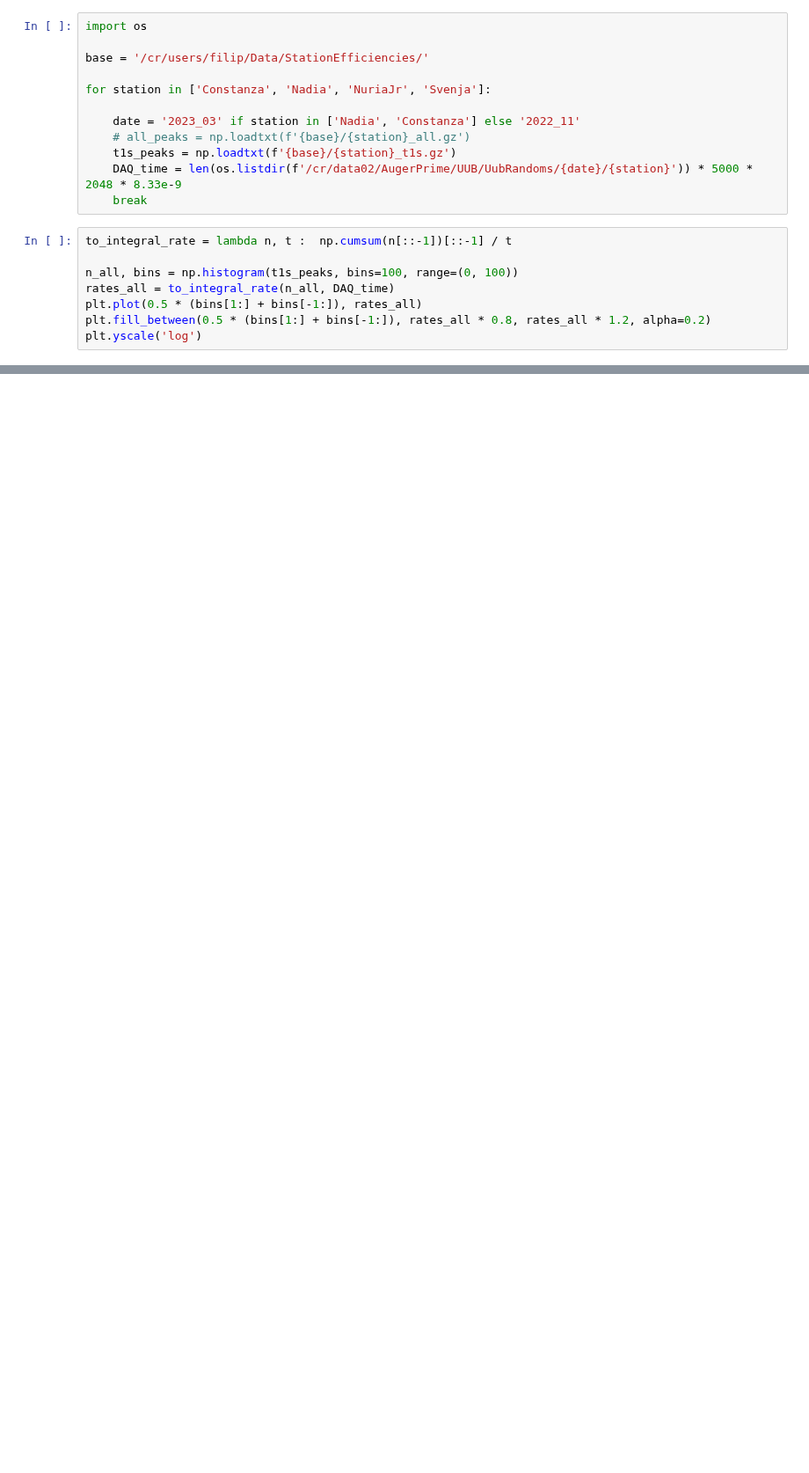
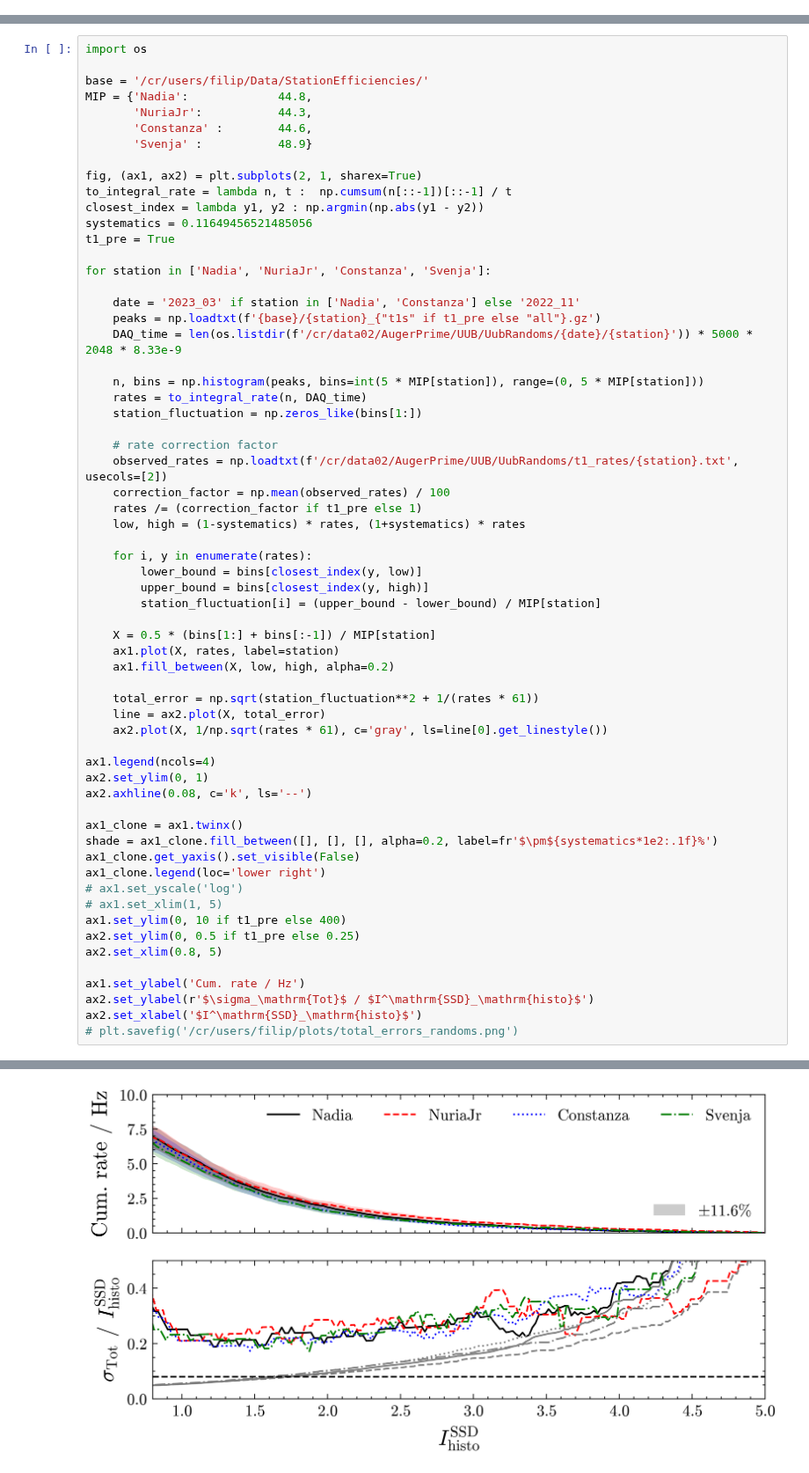
Before and after one commit to Quizznor/phd-thesis, a Jupyter notebook: Projects/UubRandomsLib/calculate_randoms_station_fluctuation.ipynb, the cells around one changed output, grey strips where cells are left out. Shown at 88% size. Saved outputs shown, nothing was run; the diff lists cells and outputs as text; blank space fills up the shorter version.

```diff
--- a/Projects/UubRandomsLib/calculate_randoms_station_fluctuation.ipynb
+++ b/Projects/UubRandomsLib/calculate_randoms_station_fluctuation.ipynb
@@ -18,20 +3,0 @@ from utils.plotting import *
-# %%
-import os
-
-base = '/cr/users/filip/Data/StationEfficiencies/'
-
-for station in ['Constanza', 'Nadia', 'NuriaJr', 'Svenja']:
-
-    date = '2023_03' if station in ['Nadia', 'Constanza'] else '2022_11'
-    # all_peaks = np.loadtxt(f'{base}/{station}_all.gz')
-    t1s_peaks = np.loadtxt(f'{base}/{station}_t1s.gz')
-    DAQ_time = len(os.listdir(f'/cr/data02/AugerPrime/UUB/UubRandoms/{date}/{station}')) * 5000 * 2048 * 8.33e-9
-    break
-# %%
-to_integral_rate = lambda n, t :  np.cumsum(n[::-1])[::-1] / t
-
-n_all, bins = np.histogram(t1s_peaks, bins=100, range=(0, 100))
-rates_all = to_integral_rate(n_all, DAQ_time)
-plt.plot(0.5 * (bins[1:] + bins[-1:]), rates_all)
-plt.fill_between(0.5 * (bins[1:] + bins[-1:]), rates_all * 0.8, rates_all * 1.2, alpha=0.2)
-plt.yscale('log')
@@ -39,0 +4,63 @@ plt.yscale('log')
+# %%
+import os
+
+base = '/cr/users/filip/Data/StationEfficiencies/'
+MIP = {'Nadia':             44.8,
+       'NuriaJr':           44.3,
+       'Constanza' :        44.6,
+       'Svenja' :           48.9}
+
+fig, (ax1, ax2) = plt.subplots(2, 1, sharex=True)
+to_integral_rate = lambda n, t :  np.cumsum(n[::-1])[::-1] / t
+closest_index = lambda y1, y2 : np.argmin(np.abs(y1 - y2))
+systematics = 0.11649456521485056
+t1_pre = True
+
+for station in ['Nadia', 'NuriaJr', 'Constanza', 'Svenja']:
+
+    date = '2023_03' if station in ['Nadia', 'Constanza'] else '2022_11'
+    peaks = np.loadtxt(f'{base}/{station}_{"t1s" if t1_pre else "all"}.gz')
+    DAQ_time = len(os.listdir(f'/cr/data02/AugerPrime/UUB/UubRandoms/{date}/{station}')) * 5000 * 2048 * 8.33e-9
+
+    n, bins = np.histogram(peaks, bins=int(5 * MIP[station]), range=(0, 5 * MIP[station]))
+    rates = to_integral_rate(n, DAQ_time)
+    station_fluctuation = np.zeros_like(bins[1:])
+
+    # rate correction factor
+    observed_rates = np.loadtxt(f'/cr/data02/AugerPrime/UUB/UubRandoms/t1_rates/{station}.txt', usecols=[2])
+    correction_factor = np.mean(observed_rates) / 100
+    rates /= (correction_factor if t1_pre else 1)
+    low, high = (1-systematics) * rates, (1+systematics) * rates
+
+    for i, y in enumerate(rates):
+        lower_bound = bins[closest_index(y, low)]
+        upper_bound = bins[closest_index(y, high)]
+        station_fluctuation[i] = (upper_bound - lower_bound) / MIP[station]
+
+    X = 0.5 * (bins[1:] + bins[:-1]) / MIP[station]
+    ax1.plot(X, rates, label=station)
+    ax1.fill_between(X, low, high, alpha=0.2)
+
+    total_error = np.sqrt(station_fluctuation**2 + 1/(rates * 61))
+    line = ax2.plot(X, total_error)
+    ax2.plot(X, 1/np.sqrt(rates * 61), c='gray', ls=line[0].get_linestyle())
+
+ax1.legend(ncols=4)
+ax2.set_ylim(0, 1)
+ax2.axhline(0.08, c='k', ls='--')
+
+ax1_clone = ax1.twinx()
+shade = ax1_clone.fill_between([], [], [], alpha=0.2, label=fr'$\pm${systematics*1e2:.1f}%')
+ax1_clone.get_yaxis().set_visible(False)
+ax1_clone.legend(loc='lower right')
+# ax1.set_yscale('log')
+# ax1.set_xlim(1, 5)
+ax1.set_ylim(0, 10 if t1_pre else 400)
+ax2.set_ylim(0, 0.5 if t1_pre else 0.25)
+ax2.set_xlim(0.8, 5)
+
+ax1.set_ylabel('Cum. rate / Hz')
+ax2.set_ylabel(r'$\sigma_\mathrm{Tot}$ / $I^\mathrm{SSD}_\mathrm{histo}$')
+ax2.set_xlabel('$I^\mathrm{SSD}_\mathrm{histo}$')
+# plt.savefig('/cr/users/filip/plots/total_errors_randoms.png')
+# %% [output]
@@ -39,0 +68 @@ plt.yscale('log')
+[figure, added]
```
Also changed, not shown: parts of 3 cells of this notebook, 11 other files.
